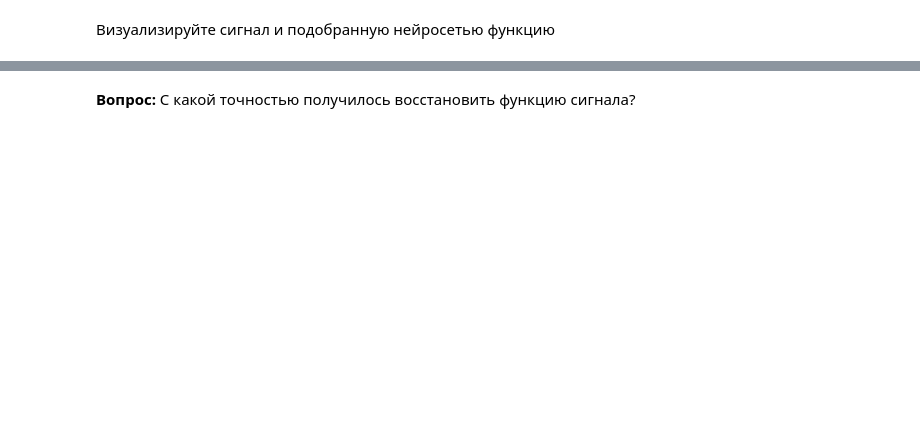
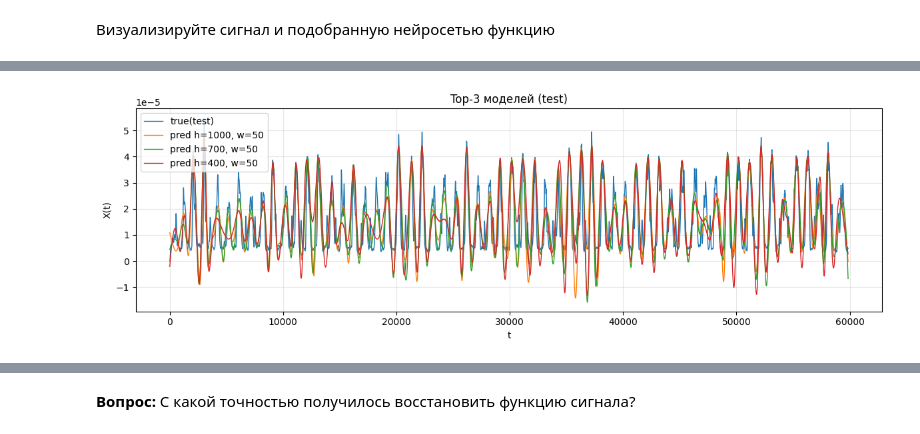
Before and after one commit to Saharochekl/FSR_ML, a Jupyter notebook: hometasks/Theme 10/Sem10_01.ipynb, the cells around one changed output, grey strips where cells are left out. Saved outputs shown, nothing was run; the diff lists cells and outputs as text; code cells hidden in the pictures; blank space fills up the shorter version.

```diff
--- a/hometasks/Theme 10/Sem10_01.ipynb
+++ b/hometasks/Theme 10/Sem10_01.ipynb
@@ -536,18 +586,0 @@ plt.show()
-# %%
-# предсказание на всей сетке t (в исходном порядке)
-best_model.eval()
-with torch.no_grad():
-    pred_n = best_model(T.to(device)).cpu().numpy().reshape(-1)
-
-# обратно из нормировки
-pred = pred_n * x_std + x_mean
-
-plt.figure(figsize=(10,4))
-plt.plot(t, x, label="true", linewidth=1)
-plt.plot(t, pred, label=f"MLP(1 hidden, sigmoid), h={best_h}", linewidth=1)
-plt.title("Аппроксимация X(t) нейросетью с 1 скрытым слоем (Sigmoid)")
-plt.xlabel("t"); plt.ylabel("X(t)")
-plt.grid(True, alpha=0.3)
-plt.legend()
-plt.tight_layout()
-plt.show()
@@ -553,0 +635,24 @@ plt.show()
+# %%
+topk = 3
+top = df_sorted.head(topk)[["h","w"]].to_records(index=False)
+
+plt.figure(figsize=(12,4))
+plt.plot(t[mask_test.numpy()], x[mask_test.numpy()], label="true(test)", linewidth=1)
+
+for h, w in top:
+    m, _ = models[(int(h), int(w))]
+    m.eval()
+    with torch.no_grad():
+        pred_te_n = m(T_test)
+        pred_te = inv_scale(pred_te_n, x_mean, x_std).detach().cpu().numpy().reshape(-1)
+    plt.plot(t[mask_test.numpy()], pred_te, linewidth=1, label=f"pred h={h}, w={w}")
+
+plt.title(f"Top-{topk} моделей (test)")
+plt.xlabel("t"); plt.ylabel("X(t)")
+plt.grid(True, alpha=0.3)
+plt.legend()
+plt.tight_layout()
+plt.savefig("top-models.png", dpi=600, bbox_inches="tight")
+plt.show()
+# %% [output]
+[figure, added]
```
Also changed, not shown: parts of 11 cells of this notebook.
